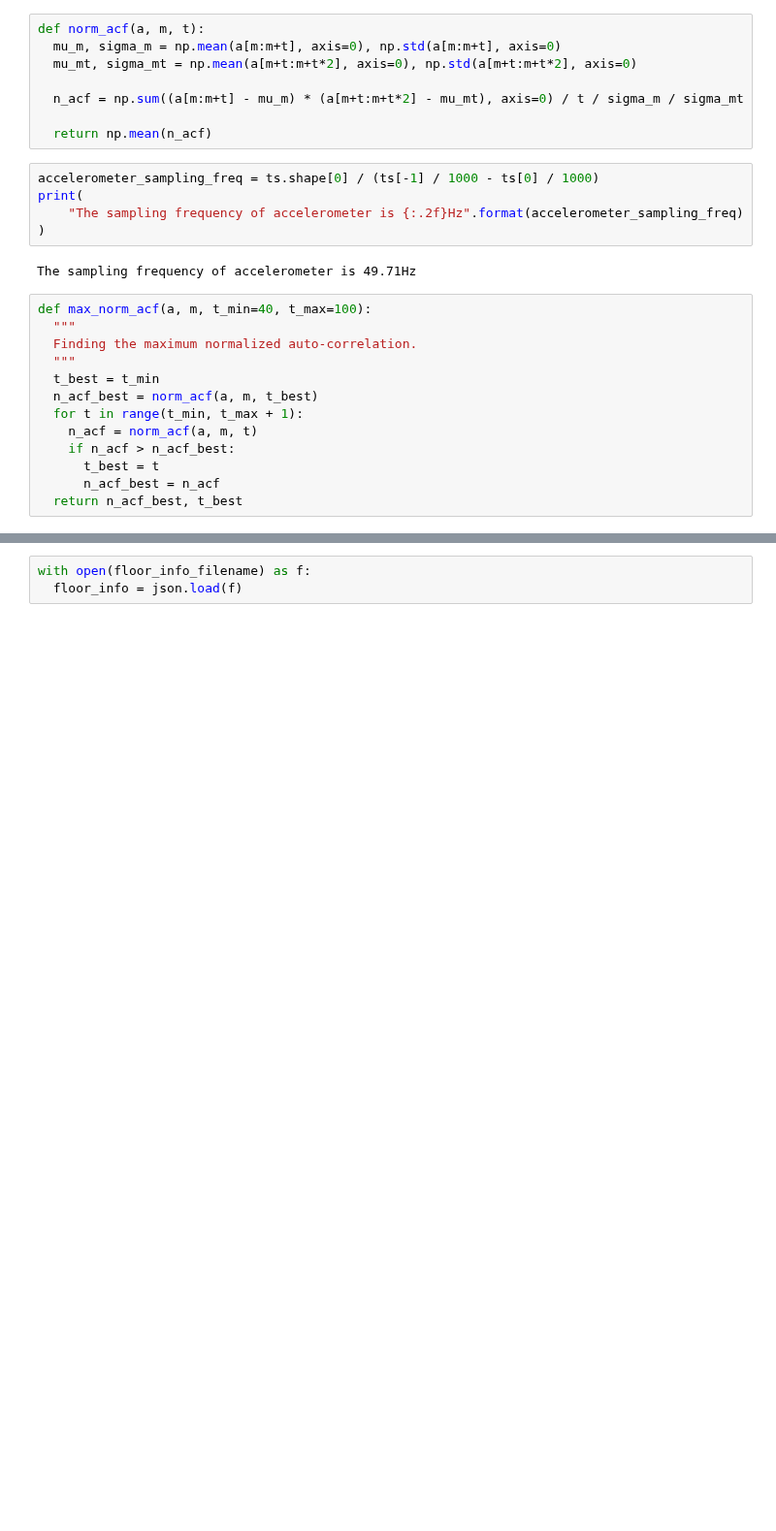
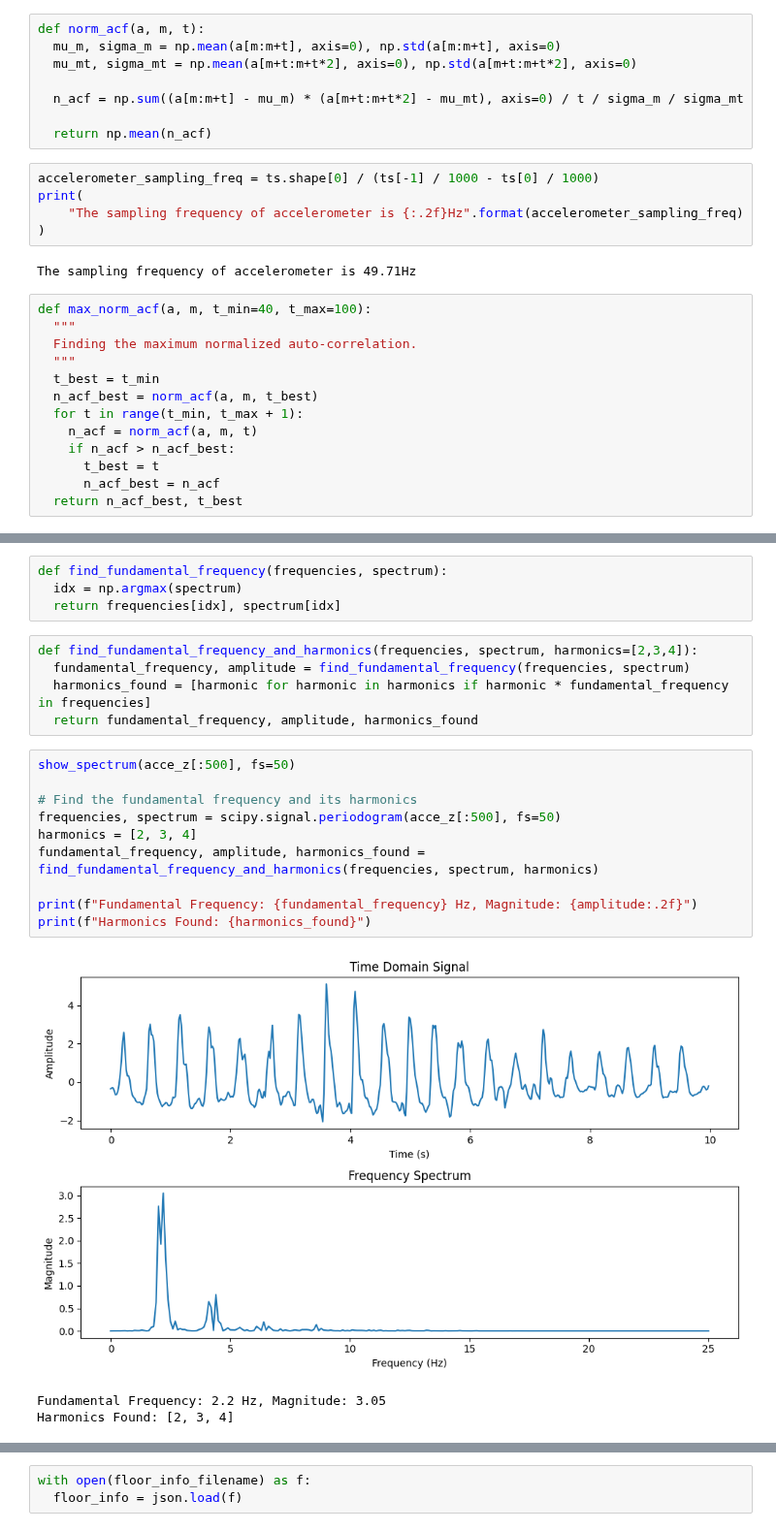
Before and after one commit to hungnd11/my-thesis, a Jupyter notebook: code/notebooks/zee.ipynb, the cells around one changed output, grey strips where cells are left out. Shown at 97% size. Saved outputs shown, nothing was run; the diff lists cells and outputs as text; blank space fills up the shorter version.

```diff
--- a/code/notebooks/zee.ipynb
+++ b/code/notebooks/zee.ipynb
@@ -136,0 +181,23 @@ step_positions = compute_step_positions(acce_datas, ahrs_datas, posi_datas)
+# %%
+def find_fundamental_frequency(frequencies, spectrum):
+  idx = np.argmax(spectrum)
+  return frequencies[idx], spectrum[idx]
+# %%
+def find_fundamental_frequency_and_harmonics(frequencies, spectrum, harmonics=[2,3,4]):
+  fundamental_frequency, amplitude = find_fundamental_frequency(frequencies, spectrum)
+  harmonics_found = [harmonic for harmonic in harmonics if harmonic * fundamental_frequency in frequencies]
+  return fundamental_frequency, amplitude, harmonics_found
+# %%
+show_spectrum(acce_z[:500], fs=50)
+
+# Find the fundamental frequency and its harmonics
+frequencies, spectrum = scipy.signal.periodogram(acce_z[:500], fs=50)
+harmonics = [2, 3, 4]
+fundamental_frequency, amplitude, harmonics_found = find_fundamental_frequency_and_harmonics(frequencies, spectrum, harmonics)
+
+print(f"Fundamental Frequency: {fundamental_frequency} Hz, Magnitude: {amplitude:.2f}")
+print(f"Harmonics Found: {harmonics_found}")
+# %% [output]
+[figure, added]
+Fundamental Frequency: 2.2 Hz, Magnitude: 3.05
+Harmonics Found: [2, 3, 4]
```
Also changed, not shown: parts of 47 cells of this notebook, 1 other file.
